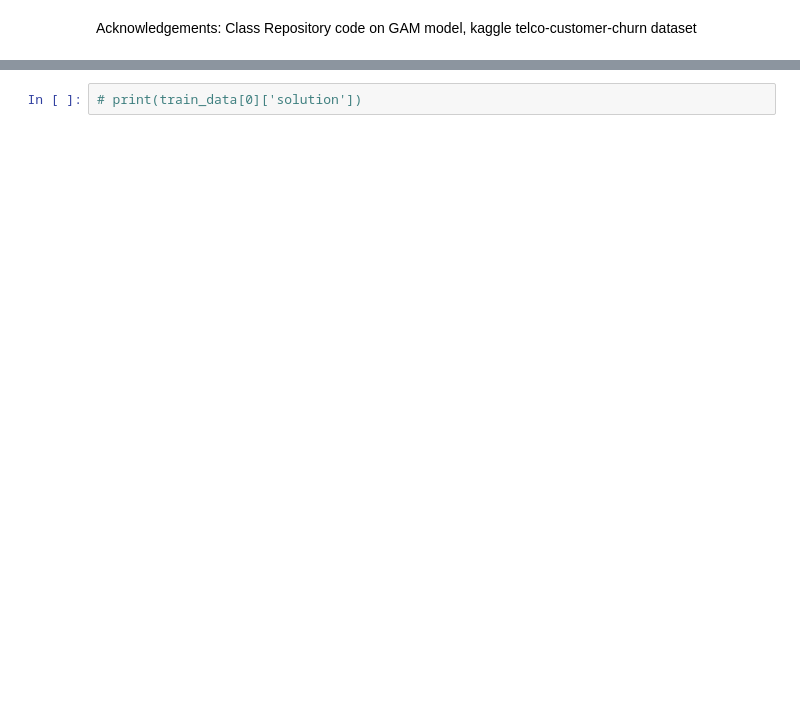
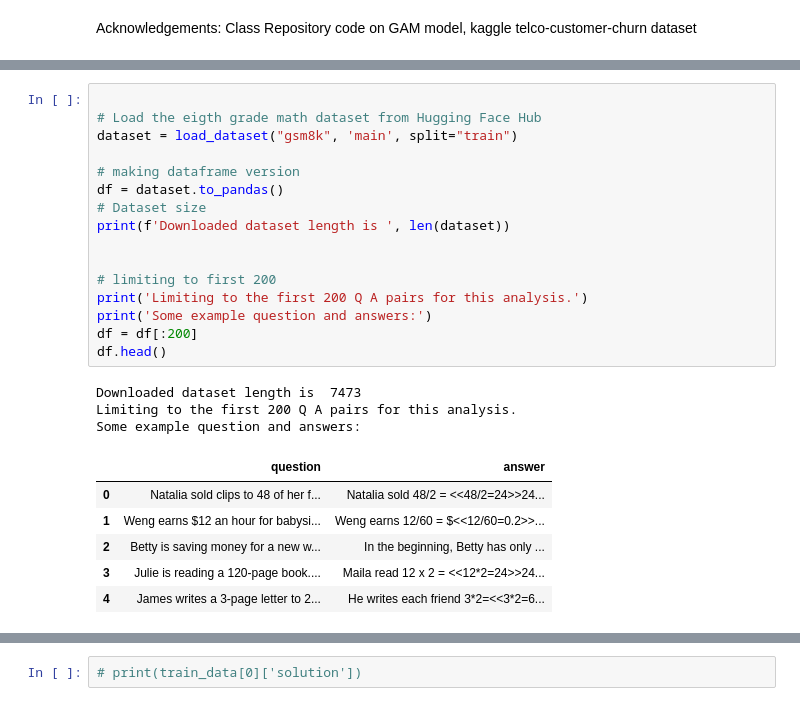
Before and after one commit to mille055/AIPI590-XAI, a Jupyter notebook: Assignments/08_explainable_llm.ipynb, the cells around one changed output, grey strips where cells are left out. Saved outputs shown, nothing was run; the diff lists cells and outputs as text; blank space fills up the shorter version.

```diff
--- a/Assignments/08_explainable_llm.ipynb
+++ b/Assignments/08_explainable_llm.ipynb
@@ -104,0 +124,26 @@ from sklearn.metrics import confusion_matrix, classification_report
+# %%
+
+# Load the eigth grade math dataset from Hugging Face Hub
+dataset = load_dataset("gsm8k", 'main', split="train")
+
+# making dataframe version
+df = dataset.to_pandas()
+# Dataset size
+print(f'Downloaded dataset length is ', len(dataset))
+
+
+# limiting to first 200
+print('Limiting to the first 200 Q A pairs for this analysis.')
+print('Some example question and answers:')
+df = df[:200]
+df.head()
+# %% [output]
+Downloaded dataset length is  7473
+Limiting to the first 200 Q A pairs for this analysis.
+Some example question and answers:
+|  | question | answer |
+| 0 | Natalia sold clips to 48 of her f... | Natalia sold 48/2 = <<48/2=24>>24... |
+| 1 | Weng earns $12 an hour for babysi... | Weng earns 12/60 = $<<12/60=0.2>>... |
+| 2 | Betty is saving money for a new w... | In the beginning, Betty has only ... |
+| 3 | Julie is reading a 120-page book.... | Maila read 12 x 2 = <<12*2=24>>24... |
+| 4 | James writes a 3-page letter to 2... | He writes each friend 3*2=<<3*2=6... |
```
Also changed, not shown: parts of 42 cells of this notebook.
